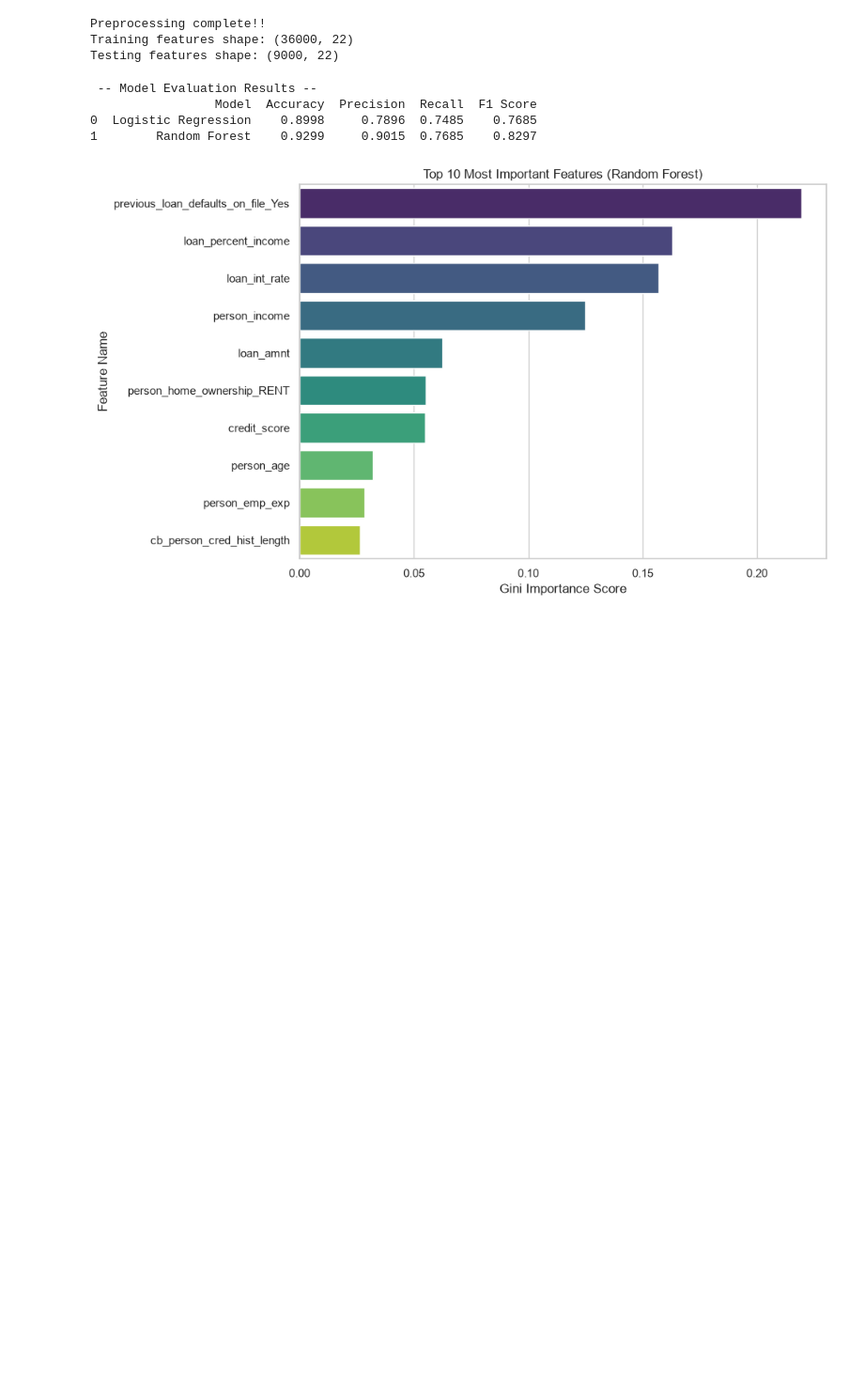
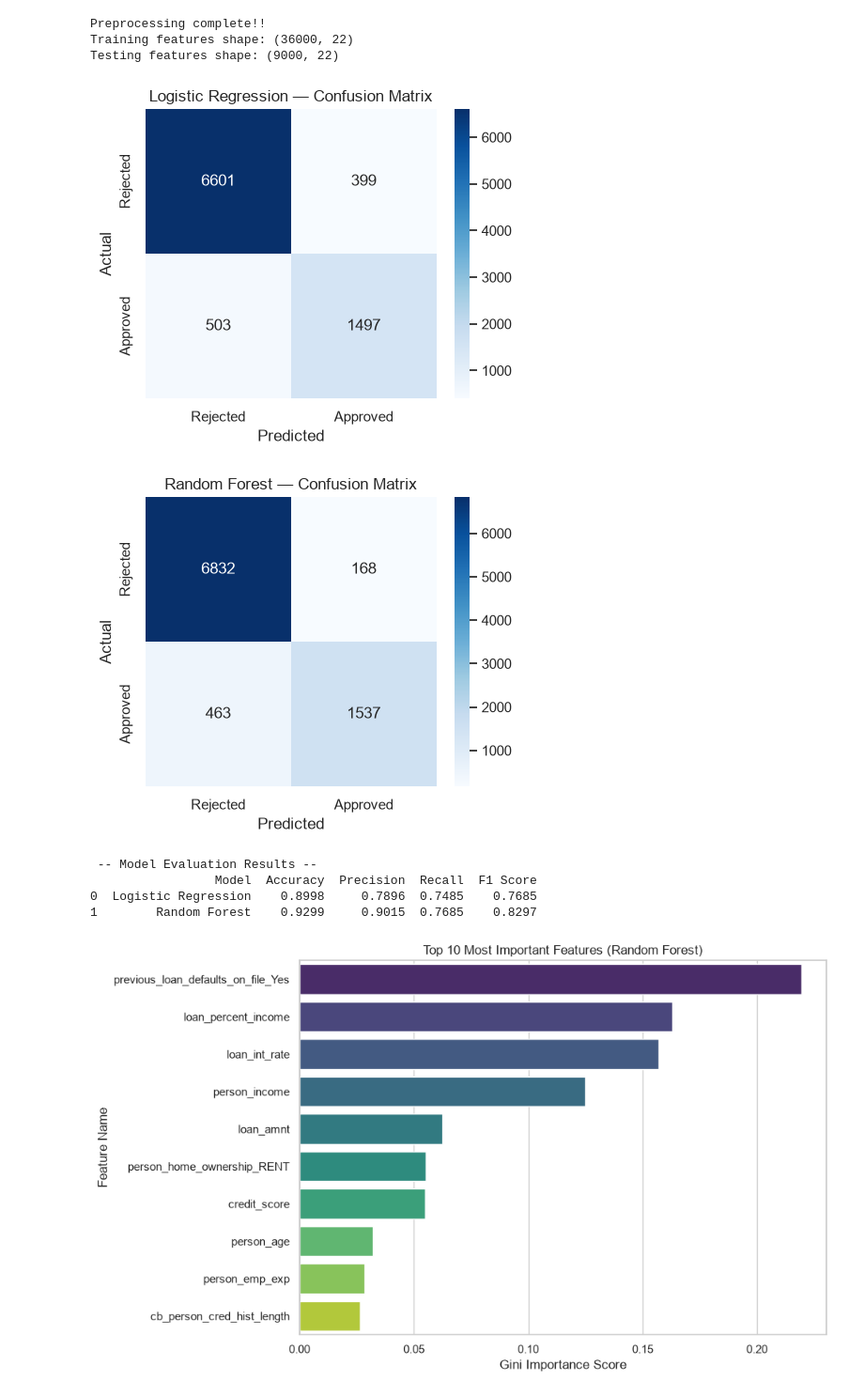
Before and after one commit to sreyasaju/loanApprove_ML, a Jupyter notebook: notebooks/loan_approval.ipynb, the cells around one changed output. Shown at 94% size. Cells and saved outputs as stored; diff of their text form; code cells hidden in the pictures; blank space fills up the shorter version.

Commit message:
feat: add confusion matrix

```diff
--- a/notebooks/loan_approval.ipynb
+++ b/notebooks/loan_approval.ipynb
@@ -211,7 +210,7 @@ categorical_cols = [
 ]
 
 # one hot encode -> sepearate columns of 0s and 1s
-df_encoded = pd.get_dummies(df, columns=categorical_cols, drop_first=True)
+df_encoded = pd.get_dummies(df_clean, columns=categorical_cols, drop_first=True)
 
 # create a matrix X, having all vars, except the answer -> status column
 X = df_encoded.drop(columns=['loan_status'])
@@ -236,7 +235,7 @@ Testing features shape: (9000, 22)
 # %%
 from sklearn.linear_model import LogisticRegression
 from sklearn.ensemble import RandomForestClassifier
-from sklearn.metrics import accuracy_score, precision_score, recall_score, f1_score
+from sklearn.metrics import accuracy_score, precision_score, recall_score, f1_score, confusion_matrix
 
 
 models = {
@@ -246,33 +245,46 @@ models = {
 
 results =[]
 
 # training the model and evaluating...
 
 for name, model in models.items():
     X_tr = X_train_scaled if name =="Logistic Regression" else X_train
     X_te = X_test_scaled if name == "Logistic Regression" else X_test
 
 
     # train the model
     model.fit(X_tr, y_train)
 
     # make predictions on unseen data
     y_pred = model.predict(X_te)
 
 
     results.append({
         "Model": name,
         "Accuracy": round(float(accuracy_score(y_test,y_pred)), 4),
         "Precision": round(float(precision_score(y_test, y_pred)), 4),
         "Recall": round(float(recall_score(y_test,y_pred)), 4),
         "F1 Score": round(float(f1_score(y_test, y_pred)), 4)
     })
 
 
+    # confusion matrix -- required by the brief
+    cm = confusion_matrix(y_test, y_pred)
+    plt.figure(figsize=(5, 4))
+
+    #confusion matrix heatmap -> format in digits
+    sns.heatmap(cm, annot=True, fmt='d', cmap='Blues', xticklabels=['Rejected', 'Approved'], yticklabels=['Rejected', 'Approved'])
+    plt.title(f'{name} — Confusion Matrix')
+    plt.xlabel('Predicted')
+    plt.ylabel('Actual')
+    plt.show()
+
 results_df = pd.DataFrame(results)
 print("\n -- Model Evaluation Results --")
 print(str(results_df))
 # %% [output]
+[figure, added]
+[figure, added]
  -- Model Evaluation Results --
                  Model  Accuracy  Precision  Recall  F1 Score
 0  Logistic Regression    0.8998     0.7896  0.7485    0.7685
```
Also changed, not shown: parts of 3 cells of this notebook.
